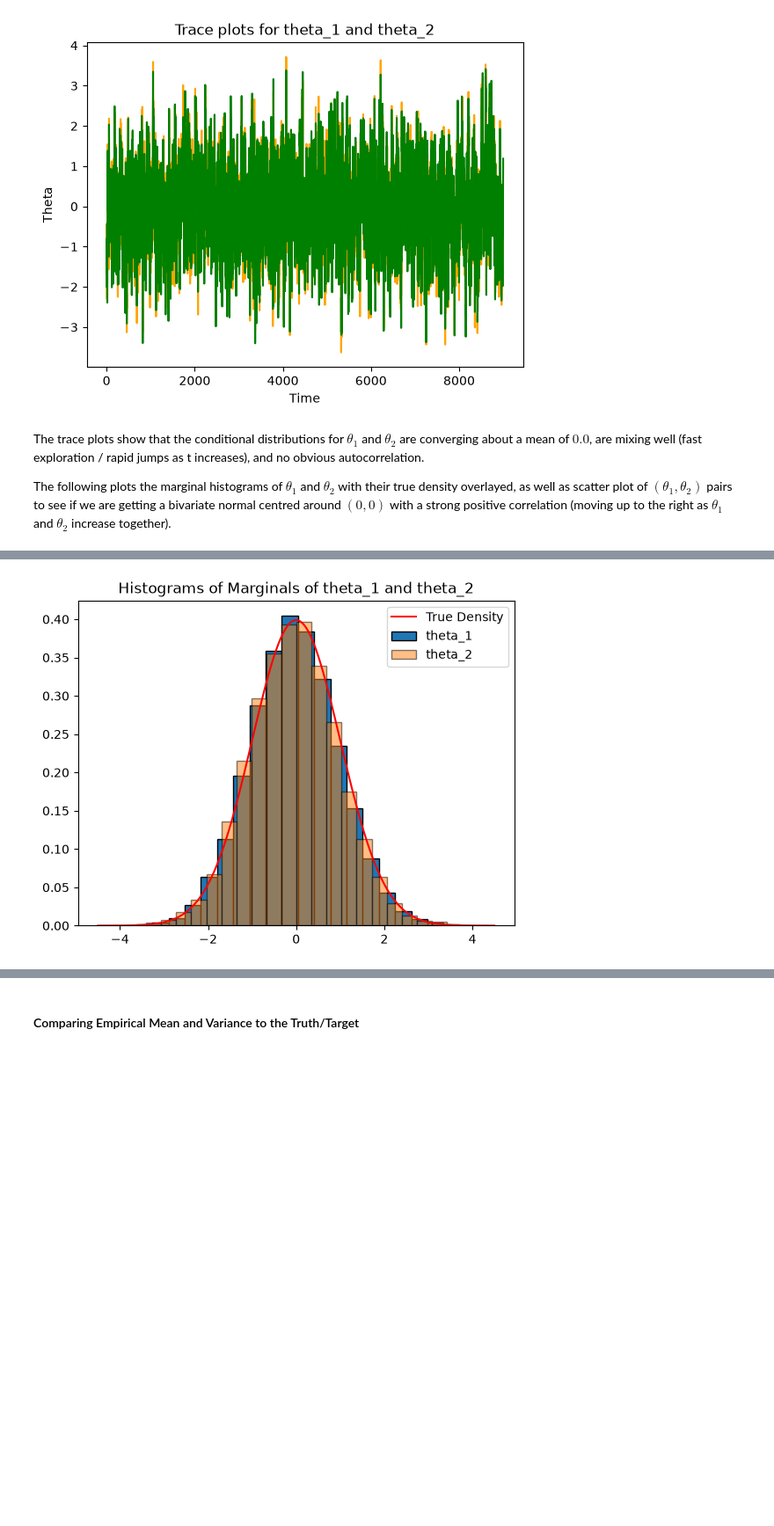
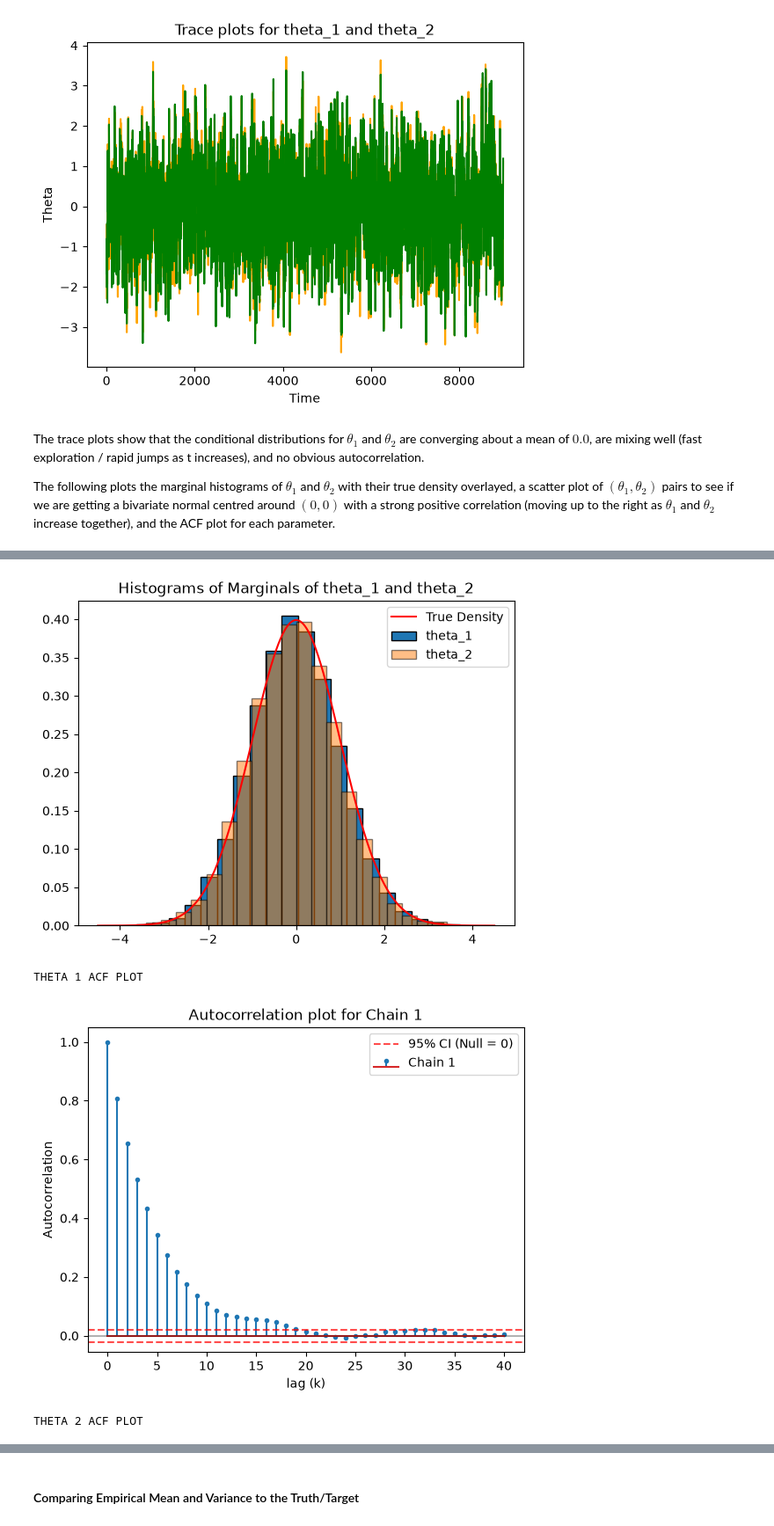
Before and after one commit to AndrewRambidis/STATS-PRAC, a Jupyter notebook: notebooks/Bayesian/mcmc_sampling/gibbs.ipynb, the cells around one changed output, grey strips where cells are left out. Shown at 88% size. Drawn from its saved outputs; the diff is of its cells as text; code cells hidden in the pictures; blank space fills up the shorter version.

```diff
--- a/notebooks/Bayesian/mcmc_sampling/gibbs.ipynb
+++ b/notebooks/Bayesian/mcmc_sampling/gibbs.ipynb
@@ -238,8 +238,45 @@ plt.show()
 # %% [markdown]
 The trace plots show that the conditional distributions for $\theta_1$ and $\theta_2$ are converging about a mean of $0.0$, are mixing well (fast exploration / rapid jumps as t increases), and no obvious autocorrelation.
 
-The following plots the marginal histograms of $\theta_1$ and $\theta_2$ with their true density overlayed, as well as scatter plot of $(\theta_1, \theta_2)$ pairs to see if we are getting a bivariate normal centred around $(0,0)$ with a strong positive correlation (moving up to the right as $\theta_1$ and $\theta_2$ increase together).
+The following plots the marginal histograms of $\theta_1$ and $\theta_2$ with their true density overlayed, a scatter plot of $(\theta_1, \theta_2)$ pairs to see if we are getting a bivariate normal centred around $(0,0)$ with a strong positive correlation (moving up to the right as $\theta_1$ and $\theta_2$ increase together), and the ACF plot for each parameter.
 # %%
+## ACF Plot code from my MCMC_theory.ipynb
+# Code to generate general ACF plot
+def acf_plot(chain, num_lags):
+    num_lags_range = np.array(range(1,num_lags+1))
+    lag_vals = np.zeros((num_lags+1,))
+    lag_vals[0] = 1.0 # Perfect correlation with itself
+
+    # Computing autocorrelation
+    for k in num_lags_range:
+        chain_base = chain[:-k]
+        chain_shift = chain[k:]
+        chain_corr = np.corrcoef(chain_base, chain_shift)[0, 1]
+        lag_vals[k] = chain_corr
+
+    # Computing 95% CI on autocorrelation = 0.0 using Bartlett's formula
+    N = len(chain)
+    upper_bd = 1.96 / np.sqrt(N)
+    lower_bd = -1.96 / np.sqrt(N)
+
+    plt.stem(
+        np.array(range(0, num_lags+1)),
+        lag_vals,
+        markerfmt='.',
+        label='Chain 1',
+    )
+    # Add the confidence interval lines
+    plt.axhline(y=upper_bd, color='red', linestyle='--', alpha=0.7, label='95% CI (Null = 0)')
+    plt.axhline(y=lower_bd, color='red', linestyle='--', alpha=0.7)
+    plt.axhline(y=0, color='black', linestyle='-', alpha=0.3) # Zero baseline
+    plt.xlabel('lag (k)')
+    plt.ylabel('Autocorrelation')
+    plt.legend()
+    plt.title('Autocorrelation plot for Chain 1')
+    plt.show()
+    return lag_vals
+
+
 # SCATTER PLOT
 plt.scatter(
     theta_1_samples,
@@ -252,34 +289,44 @@ plt.xlabel("theta 1")
 plt.ylabel("theta 2")
 plt.show()
 
+## Histograms
 # TRUTH
 x_grid = np.linspace(-4.5,4.5,1000)
 true_vals = norm.pdf(x_grid, 0.0, 1.0) # both theta_1 and theta_2
 plt.plot(
     x_grid,
     true_vals,
     color="red",
     label="True Density"
 )
 # EMPIRICAL
 plt.hist(
     theta_1_samples,
     bins=20,
     density=True,
     edgecolor='black',
     label='theta_1',
 )
 plt.hist(
     theta_2_samples,
     bins=20,
     density=True,
     edgecolor='black',
     alpha=0.5,
     label='theta_2',
 )
 plt.title("Histograms of Marginals of theta_1 and theta_2")
 plt.legend()
 plt.show()
+
+# ACF Plots
+print("THETA 1 ACF PLOT")
+lag_t1 = acf_plot(theta_1_samples, 40)
+print("\nTHETA 2 ACF PLOT")
+lag_t2 = acf_plot(theta_2_samples, 40)
 # %% [output]
 [figure]
 [figure]
+THETA 1 ACF PLOT
+[figure, added]
+THETA 2 ACF PLOT
```
Also changed, not shown: parts of 1 cell of this notebook.
